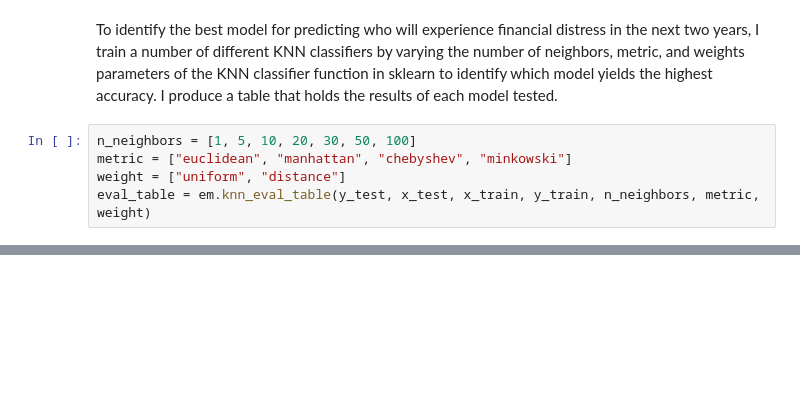
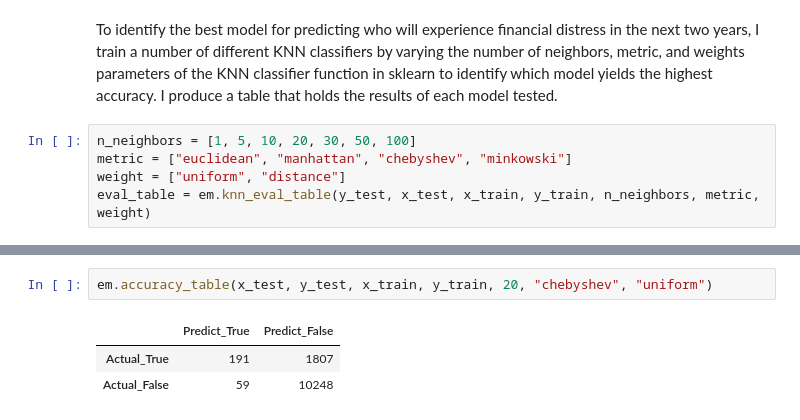
Before and after one commit to alenastern/Machine_Learning_Public_Policy, a Jupyter notebook: hws/hw2/HW2_ML_Pipeline.ipynb, the cells around one changed output, grey strips where cells are left out. Drawn from its saved outputs; the diff is of its cells as text; blank space fills up the shorter version.

```diff
--- a/hws/hw2/HW2_ML_Pipeline.ipynb
+++ b/hws/hw2/HW2_ML_Pipeline.ipynb
@@ -157 +158,7 @@ accuracy        0.845916
 Name: 28, dtype: object
+# %%
+em.accuracy_table(x_test, y_test, x_train, y_train, 20, "chebyshev", "uniform")
+# %% [output]
+|  | Predict_True | Predict_False |
+| Actual_True | 191 | 1807 |
+| Actual_False | 59 | 10248 |
```
Also changed, not shown: parts of 3 cells of this notebook, 1 other file.
